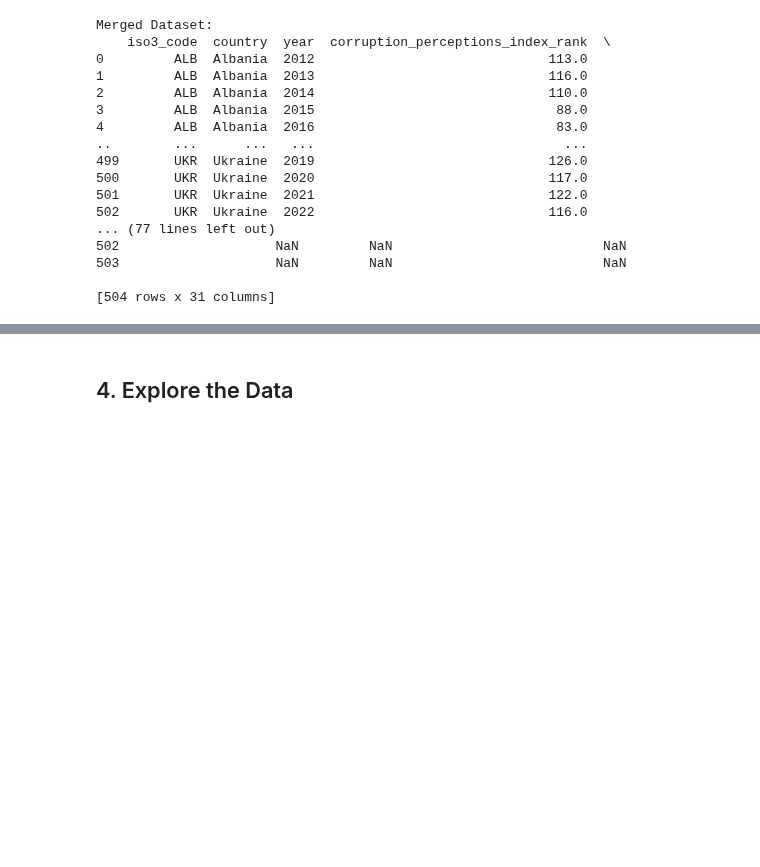
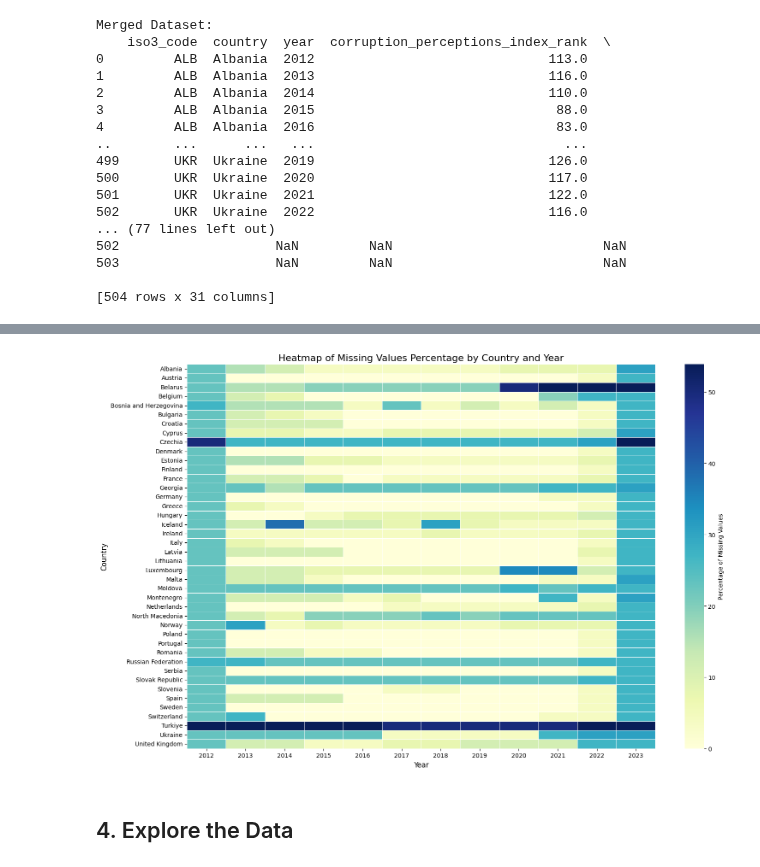
Before and after one commit to gonlyplease/corruption_analysis_europe, a Jupyter notebook: notebooks/corruption_analyses.ipynb, the cells around one changed output, grey strips where cells are left out. Drawn from its saved outputs; the diff is of its cells as text; code cells hidden in the pictures; blank space fills up the shorter version.

```diff
--- a/notebooks/corruption_analyses.ipynb
+++ b/notebooks/corruption_analyses.ipynb
@@ -1030,2 +1021,26 @@ memory usage: 122.7+ KB
+# %%
+# Calculate the percentage of missing values for each country and year
+missing_percentage = corruption_dataset.groupby(['country', 'year']).apply(lambda x: x.isnull().sum().sum() / x.size * 100).reset_index()
+missing_percentage.columns = ['country', 'year', 'missing_percentage']
+
+# Pivot the data to create a heatmap-friendly format
+heatmap_data = missing_percentage.pivot(index='country', columns='year', values='missing_percentage')
+
+# Plot the heatmap
+plt.figure(figsize=(16, 10))
+sns.heatmap(
+    heatmap_data,
+    cmap="YlGnBu",
+    cbar_kws={'label': 'Percentage of Missing Values'},
+    linewidths=0.5,
+    annot=False
+)
+plt.title('Heatmap of Missing Values Percentage by Country and Year', fontsize=16)
+plt.xlabel('Year', fontsize=12)
+plt.ylabel('Country', fontsize=12)
+plt.tight_layout()
+plt.show()
+# %% [output]
+[figure, added]
 # %% [markdown]
 ## 4. Explore the Data
```
Also changed, not shown: parts of 38 cells of this notebook, 2 other files.
